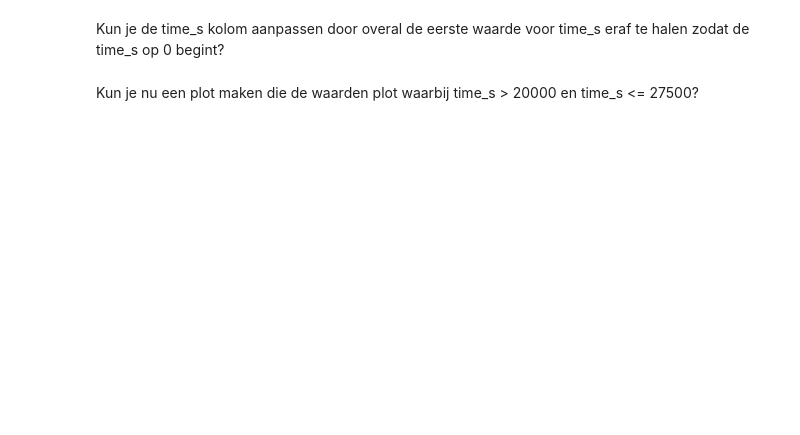
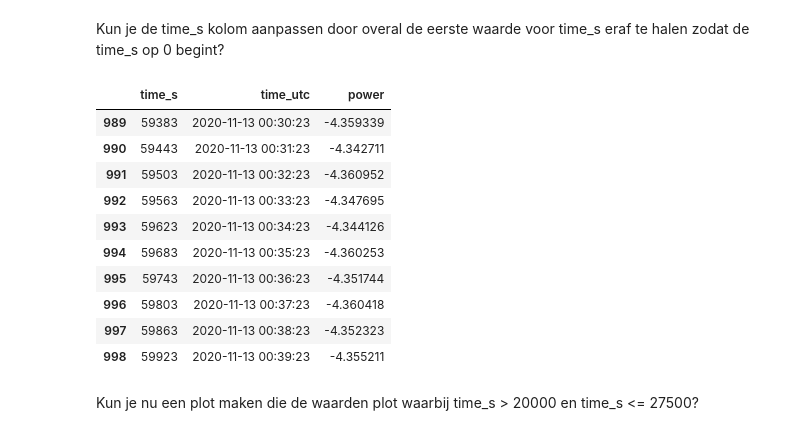
Before and after one commit to breinbaas/pythoncursusrijnland, a Jupyter notebook: DEMO_005 Quiz.ipynb, the cells around one changed output. Saved outputs shown, nothing was run; the diff lists cells and outputs as text; code cells hidden in the pictures; blank space fills up the shorter version.

```diff
--- a/DEMO_005 Quiz.ipynb
+++ b/DEMO_005 Quiz.ipynb
@@ -19,4 +71,20 @@ Kopieer deze code en kijk wat er gebeurt (let op dat de kolomnamen aangepast moe
 # %% [markdown]
 Kun je de time_s kolom aanpassen door overal de eerste waarde voor time_s eraf te halen zodat de time_s op 0 begint?
+# %%
+df['time_s'] -= df.iloc[0]['time_s']
+# %%
+df.tail(10)
+# %% [output]
+|  | time_s | time_utc | power |
+| 989 | 59383 | 2020-11-13 00:30:23 | -4.359339 |
+| 990 | 59443 | 2020-11-13 00:31:23 | -4.342711 |
+| 991 | 59503 | 2020-11-13 00:32:23 | -4.360952 |
+| 992 | 59563 | 2020-11-13 00:33:23 | -4.347695 |
+| 993 | 59623 | 2020-11-13 00:34:23 | -4.344126 |
+| 994 | 59683 | 2020-11-13 00:35:23 | -4.360253 |
+| 995 | 59743 | 2020-11-13 00:36:23 | -4.351744 |
+| 996 | 59803 | 2020-11-13 00:37:23 | -4.360418 |
+| 997 | 59863 | 2020-11-13 00:38:23 | -4.352323 |
+| 998 | 59923 | 2020-11-13 00:39:23 | -4.355211 |
 # %% [markdown]
 Kun je nu een plot maken die de waarden plot waarbij time_s > 20000 en time_s <= 27500?
```
Also changed, not shown: parts of 7 cells of this notebook, 10 other files.
